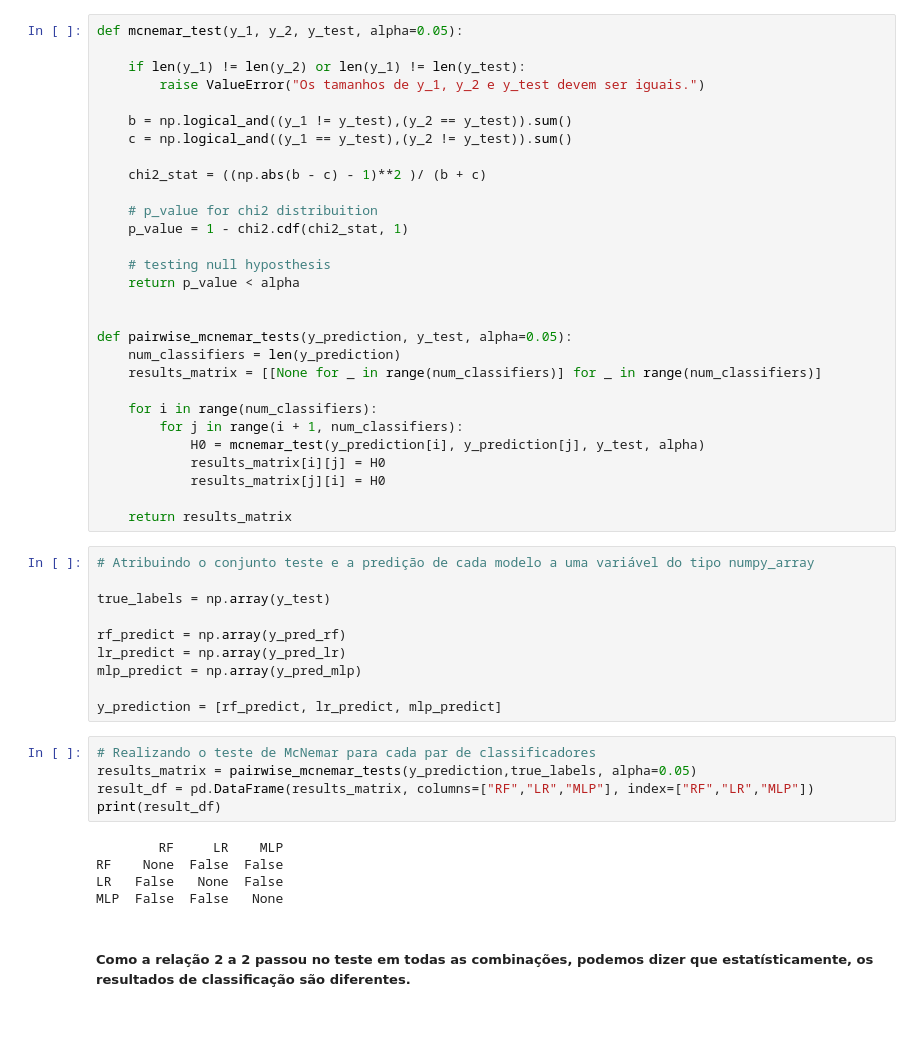
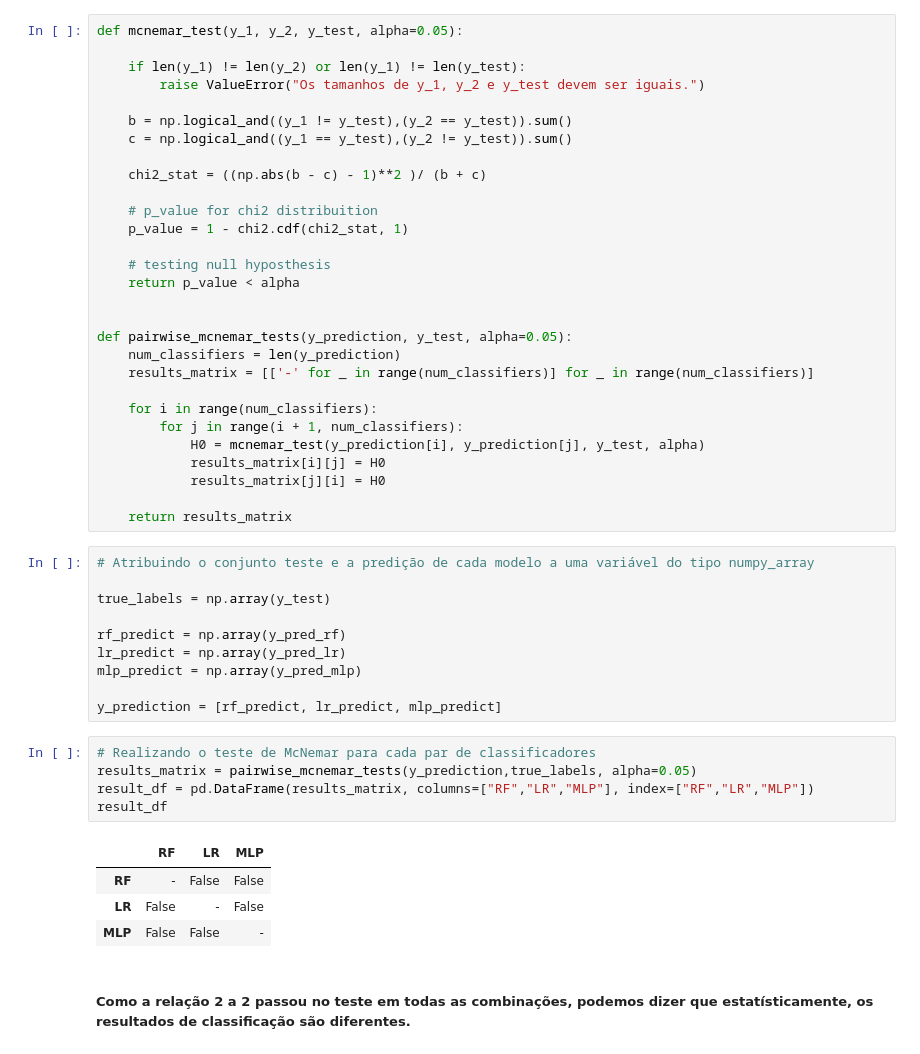
Before and after one commit to dallaqua/trabalho_MLI_santander_coders, a Jupyter notebook: classificacao_stroke.ipynb, the cells around one changed output. Drawn from its saved outputs; the diff is of its cells as text; blank space fills up the shorter version.

```diff
--- a/classificacao_stroke.ipynb
+++ b/classificacao_stroke.ipynb
@@ -751,7 +751,7 @@ def mcnemar_test(y_1, y_2, y_test, alpha=0.05):
 
 def pairwise_mcnemar_tests(y_prediction, y_test, alpha=0.05):
     num_classifiers = len(y_prediction)
-    results_matrix = [[None for _ in range(num_classifiers)] for _ in range(num_classifiers)]
+    results_matrix = [['-' for _ in range(num_classifiers)] for _ in range(num_classifiers)]
 
     for i in range(num_classifiers):
         for j in range(i + 1, num_classifiers):
@@ -773,13 +773,13 @@ y_prediction = [rf_predict, lr_predict, mlp_predict]
 # %%
 # Realizando o teste de McNemar para cada par de classificadores
 results_matrix = pairwise_mcnemar_tests(y_prediction,true_labels, alpha=0.05)
 result_df = pd.DataFrame(results_matrix, columns=["RF","LR","MLP"], index=["RF","LR","MLP"])
-print(result_df)
+result_df
 # %% [output]
-        RF     LR    MLP
-RF    None  False  False
-LR   False   None  False
-MLP  False  False   None
+|  | RF | LR | MLP |
+| RF | - | False | False |
+| LR | False | - | False |
+| MLP | False | False | - |
 # %% [markdown]
 ##### Como a relação 2 a 2 passou no teste em todas as combinações, podemos dizer que estatísticamente, os resultados de classificação são diferentes.
 # %% [markdown]
```
Also changed, not shown: parts of 1 cell of this notebook.
